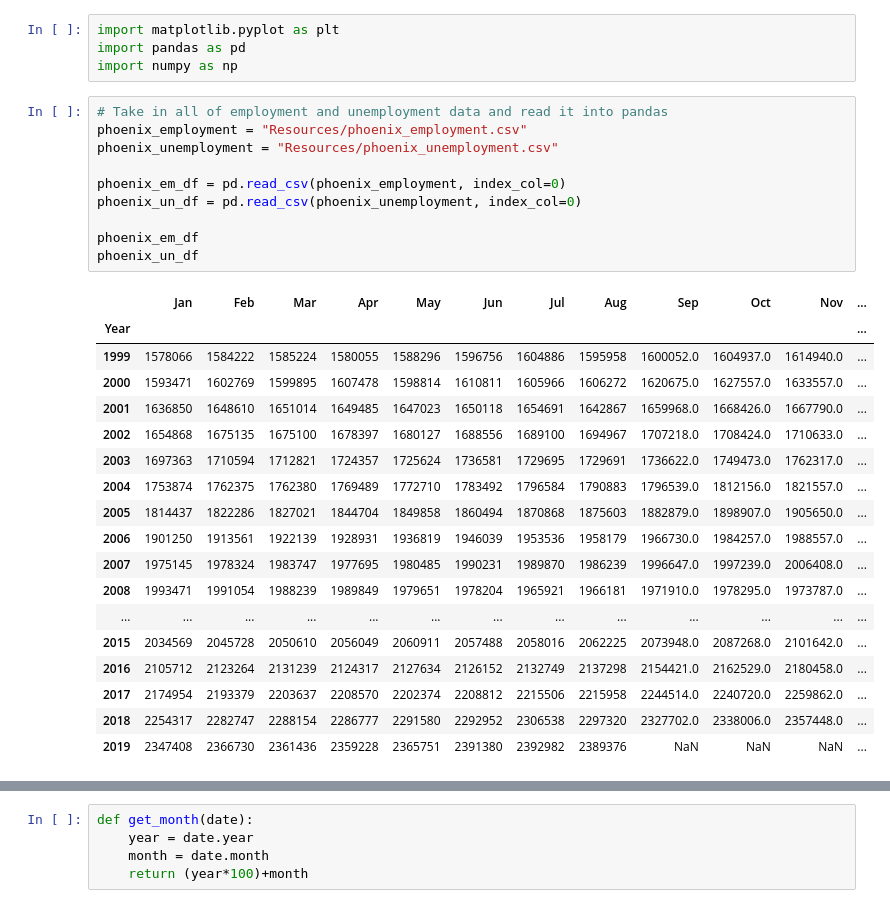
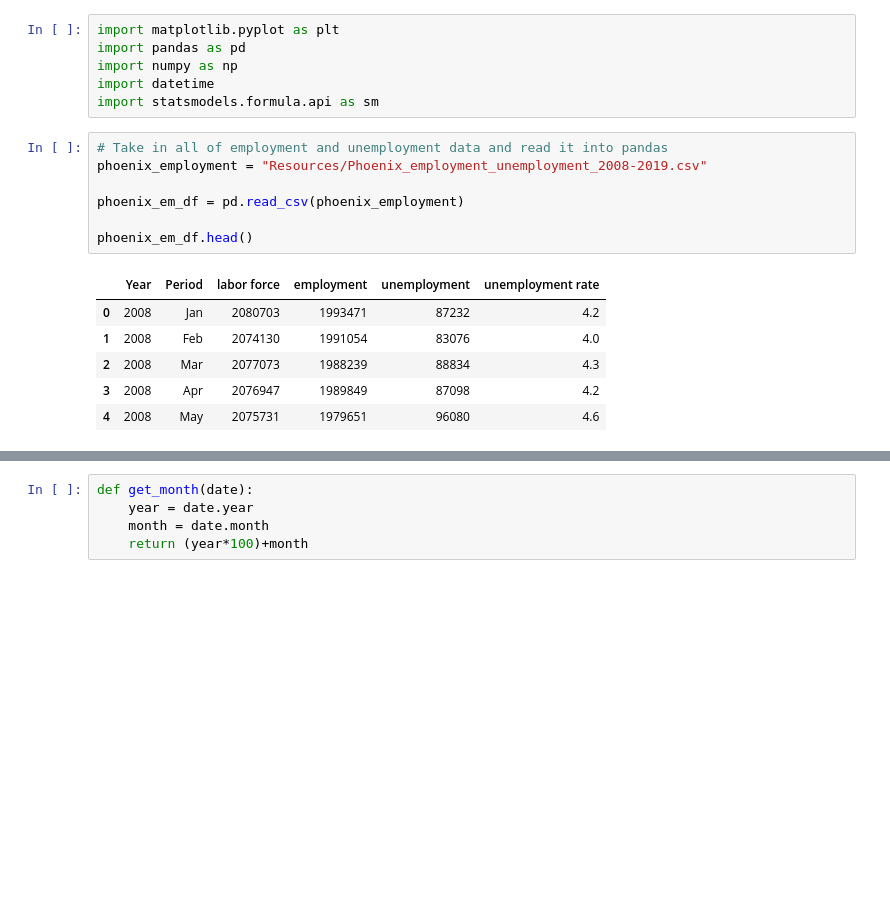
Before and after one commit to janinewhite/Proletariats, a Jupyter notebook: Data Cleaning/Weiwei data.ipynb, the cells around one changed output, grey strips where cells are left out. Cells and saved outputs as stored; diff of their text form; blank space fills up the shorter version.

```diff
--- a/Data Cleaning/Weiwei data.ipynb
+++ b/Data Cleaning/Weiwei data.ipynb
@@ -2,32 +2,19 @@
 import matplotlib.pyplot as plt
 import pandas as pd
 import numpy as np
+import datetime
+import statsmodels.formula.api as sm
 # %%
 # Take in all of employment and unemployment data and read it into pandas
-phoenix_employment = "Resources/phoenix_employment.csv"
-phoenix_unemployment = "Resources/phoenix_unemployment.csv"
+phoenix_employment = "Resources/Phoenix_employment_unemployment_2008-2019.csv"
 
-phoenix_em_df = pd.read_csv(phoenix_employment, index_col=0)
-phoenix_un_df = pd.read_csv(phoenix_unemployment, index_col=0)
+phoenix_em_df = pd.read_csv(phoenix_employment)
 
-phoenix_em_df
-phoenix_un_df
+phoenix_em_df.head()
 # %% [output]
-|  | Jan | Feb | Mar | Apr | May | Jun | Jul | Aug | Sep | Oct | Nov | ... |
-| Year |  |  |  |  |  |  |  |  |  |  |  | ... |
-| 1999 | 1578066 | 1584222 | 1585224 | 1580055 | 1588296 | 1596756 | 1604886 | 1595958 | 1600052.0 | 1604937.0 | 1614940.0 | ... |
-| 2000 | 1593471 | 1602769 | 1599895 | 1607478 | 1598814 | 1610811 | 1605966 | 1606272 | 1620675.0 | 1627557.0 | 1633557.0 | ... |
-| 2001 | 1636850 | 1648610 | 1651014 | 1649485 | 1647023 | 1650118 | 1654691 | 1642867 | 1659968.0 | 1668426.0 | 1667790.0 | ... |
-| 2002 | 1654868 | 1675135 | 1675100 | 1678397 | 1680127 | 1688556 | 1689100 | 1694967 | 1707218.0 | 1708424.0 | 1710633.0 | ... |
-| 2003 | 1697363 | 1710594 | 1712821 | 1724357 | 1725624 | 1736581 | 1729695 | 1729691 | 1736622.0 | 1749473.0 | 1762317.0 | ... |
-| 2004 | 1753874 | 1762375 | 1762380 | 1769489 | 1772710 | 1783492 | 1796584 | 1790883 | 1796539.0 | 1812156.0 | 1821557.0 | ... |
-| 2005 | 1814437 | 1822286 | 1827021 | 1844704 | 1849858 | 1860494 | 1870868 | 1875603 | 1882879.0 | 1898907.0 | 1905650.0 | ... |
-| 2006 | 1901250 | 1913561 | 1922139 | 1928931 | 1936819 | 1946039 | 1953536 | 1958179 | 1966730.0 | 1984257.0 | 1988557.0 | ... |
-| 2007 | 1975145 | 1978324 | 1983747 | 1977695 | 1980485 | 1990231 | 1989870 | 1986239 | 1996647.0 | 1997239.0 | 2006408.0 | ... |
-| 2008 | 1993471 | 1991054 | 1988239 | 1989849 | 1979651 | 1978204 | 1965921 | 1966181 | 1971910.0 | 1978295.0 | 1973787.0 | ... |
-| ... | ... | ... | ... | ... | ... | ... | ... | ... | ... | ... | ... | ... |
-| 2015 | 2034569 | 2045728 | 2050610 | 2056049 | 2060911 | 2057488 | 2058016 | 2062225 | 2073948.0 | 2087268.0 | 2101642.0 | ... |
-| 2016 | 2105712 | 2123264 | 2131239 | 2124317 | 2127634 | 2126152 | 2132749 | 2137298 | 2154421.0 | 2162529.0 | 2180458.0 | ... |
-| 2017 | 2174954 | 2193379 | 2203637 | 2208570 | 2202374 | 2208812 | 2215506 | 2215958 | 2244514.0 | 2240720.0 | 2259862.0 | ... |
-| 2018 | 2254317 | 2282747 | 2288154 | 2286777 | 2291580 | 2292952 | 2306538 | 2297320 | 2327702.0 | 2338006.0 | 2357448.0 | ... |
-| 2019 | 2347408 | 2366730 | 2361436 | 2359228 | 2365751 | 2391380 | 2392982 | 2389376 | NaN | NaN | NaN | ... |
+|  | Year | Period | labor force | employment | unemployment | unemployment rate |
+| 0 | 2008 | Jan | 2080703 | 1993471 | 87232 | 4.2 |
+| 1 | 2008 | Feb | 2074130 | 1991054 | 83076 | 4.0 |
+| 2 | 2008 | Mar | 2077073 | 1988239 | 88834 | 4.3 |
+| 3 | 2008 | Apr | 2076947 | 1989849 | 87098 | 4.2 |
+| 4 | 2008 | May | 2075731 | 1979651 | 96080 | 4.6 |
```
Also changed, not shown: parts of 6 cells of this notebook.
